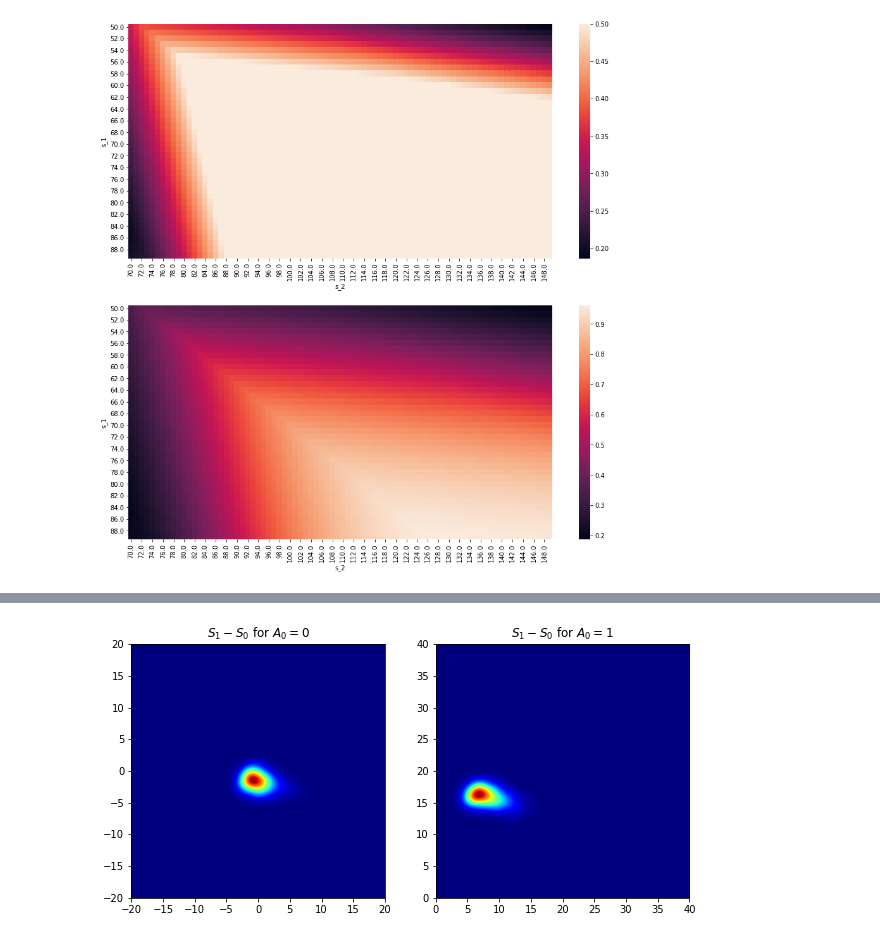
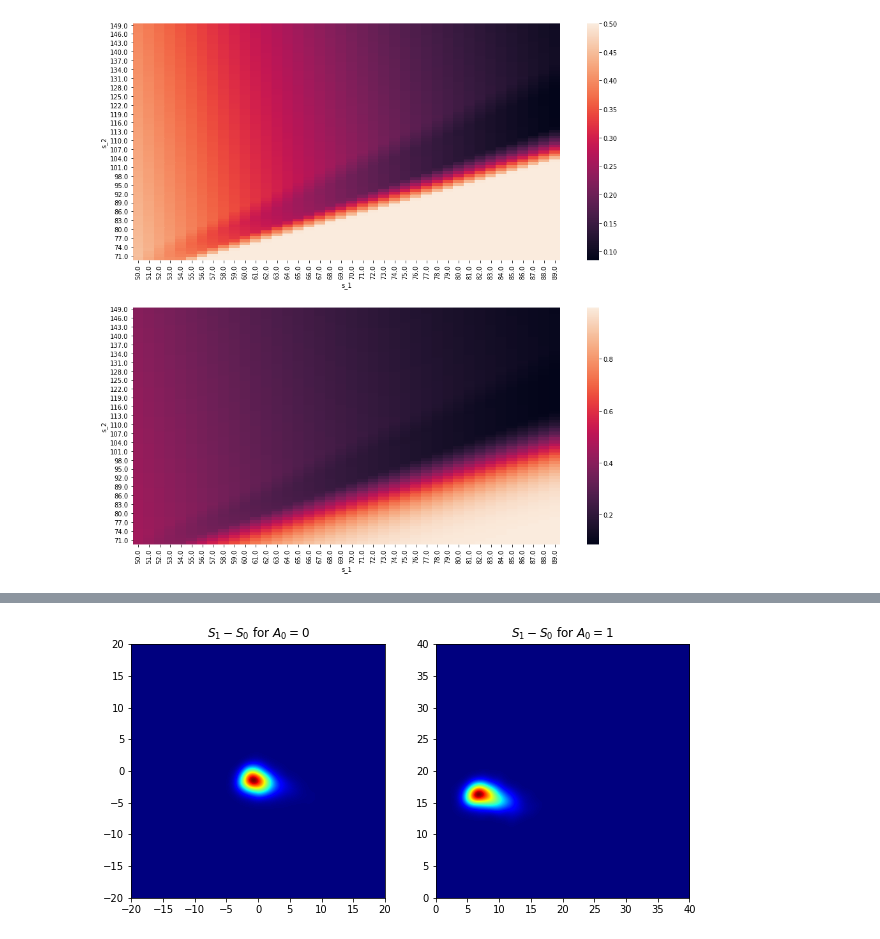
Before and after one commit to faaizT/CausalTwinAssessment, a Jupyter notebook: Network Analysis.ipynb, the cells around one changed output, grey strips where cells are left out. Drawn from its saved outputs; the diff is of its cells as text; code cells hidden in the pictures.

```diff
--- a/Network Analysis.ipynb
+++ b/Network Analysis.ipynb
@@ -19,15 +19,15 @@ def generate_policy_heatmap(filename):
             for j in range(70,150):
                 probs = [model.policy(torch.tensor([i, j]).float())[0].numpy().item(0),
                         model.policy(torch.tensor([i, j]).float())[1].numpy().item(0)]
-                prob_no_action = np.exp(probs[0])/(np.exp(probs[0]) + np.exp(probs[1]))
-                df = df.append({'s_1': i, 's_2': j, 'prob-no-action': prob_no_action}, ignore_index=True)
-        logit_probs = df.pivot("s_1", "s_2", "prob-no-action")
+                prob_action = np.exp(probs[1])/(np.exp(probs[0]) + np.exp(probs[1]))
+                df = df.append({'s_1': i, 's_2': j, 'prob-action': prob_action}, ignore_index=True)
+        logit_probs = df.pivot("s_2", "s_1", "prob-action").sort_index(ascending=False)
         fig, (ax1, ax2) = plt.subplots(2,1, figsize=(15,15))
         sns.heatmap(logit_probs, vmax=0.50, ax=ax1)
         sns.heatmap(logit_probs, ax=ax2)
         plt.show()
     return df
 # %%
-df = generate_policy_heatmap("/Users/faaiz/simple-model/model-state-20-20")
+df = generate_policy_heatmap("/Users/faaiz/simple-model-old/model-state-20-20-74")
 # %% [output]
-[figure, old version]
+[figure, new version]
```
Also changed, not shown: parts of 5 cells of this notebook, 3 other files.
